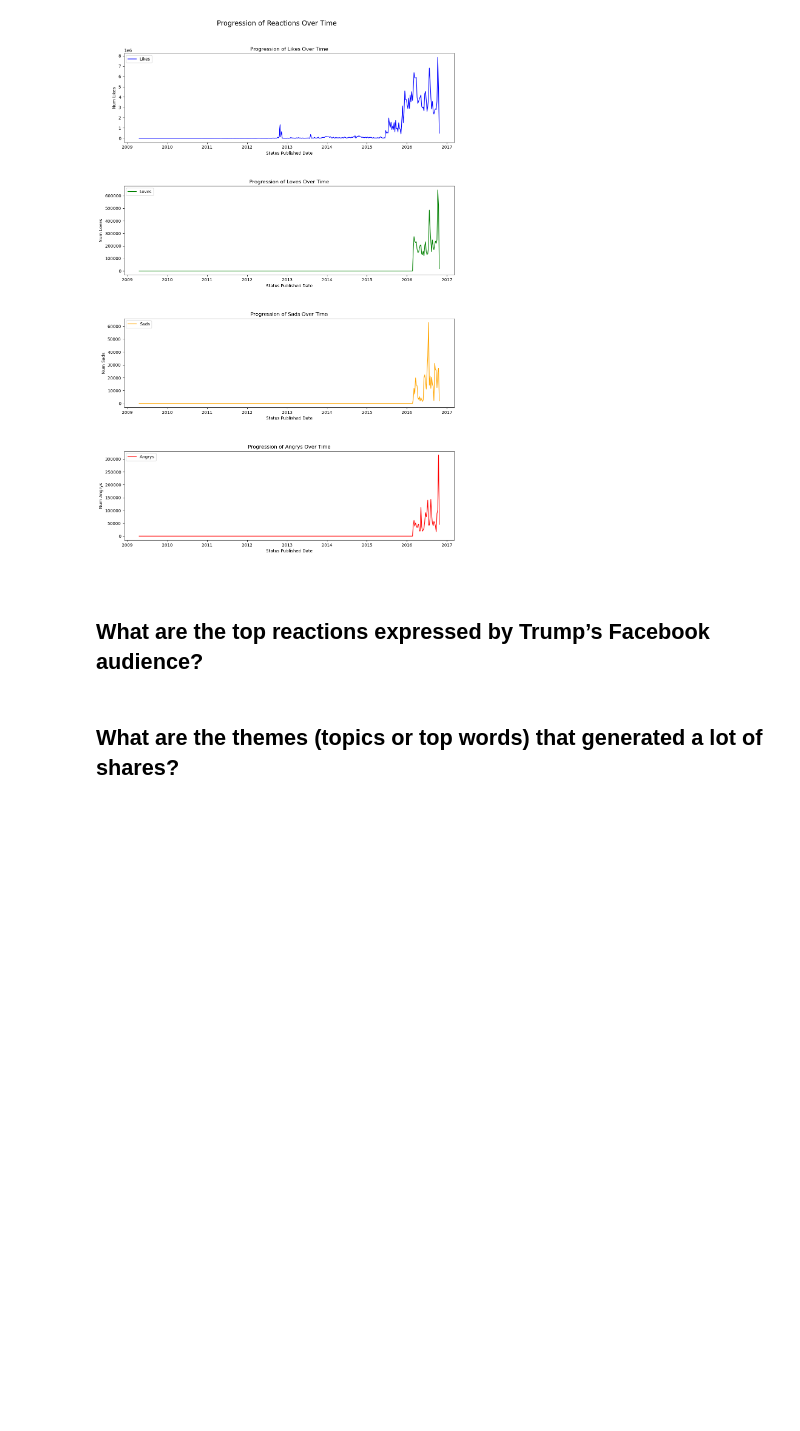
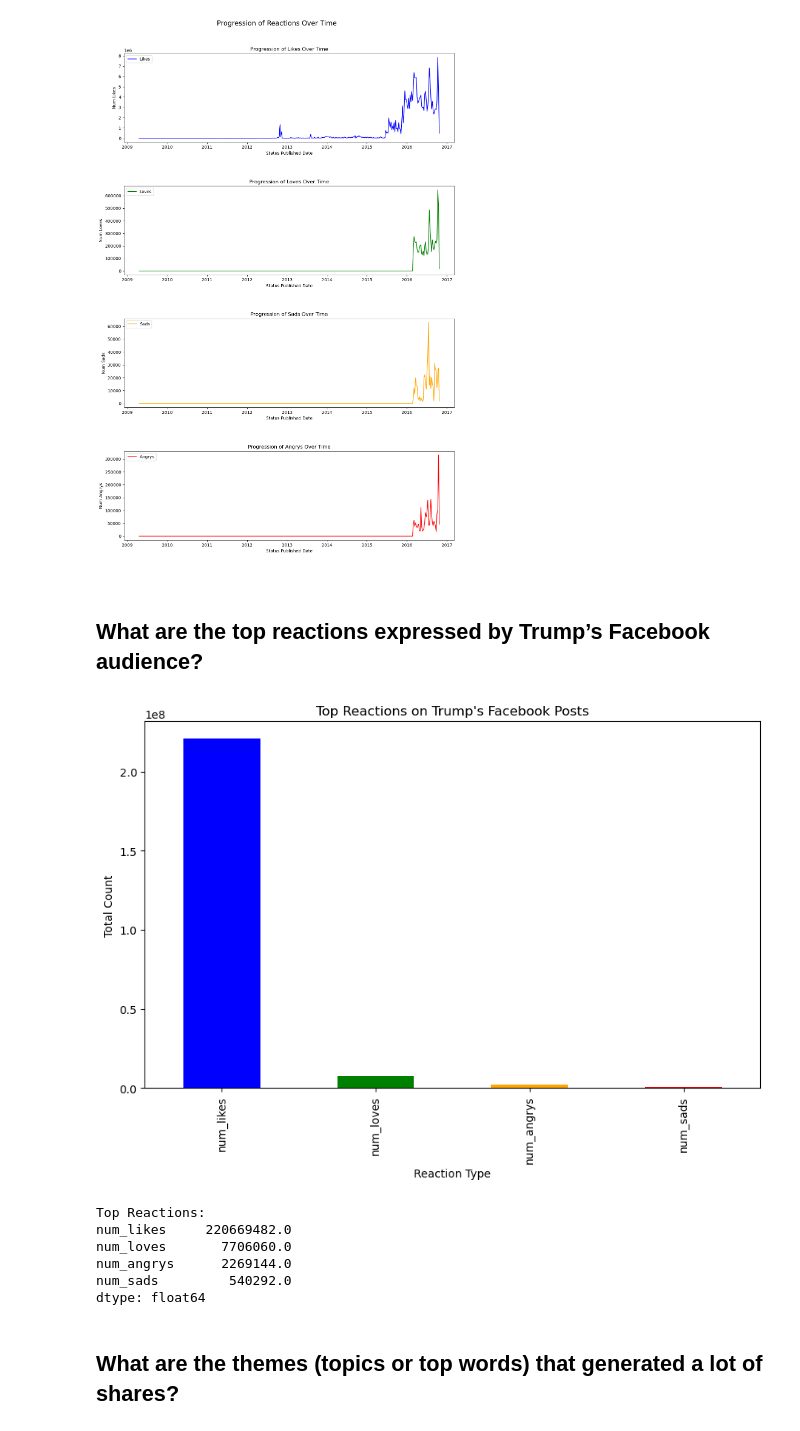
Before and after one commit to AnnaJazayeri/Facebook_data_analysis_Trump, a Jupyter notebook: Exploratory Analysis on Facebook data.ipynb, the cells around one changed output. Saved outputs shown, nothing was run; the diff lists cells and outputs as text; code cells hidden in the pictures; blank space fills up the shorter version.

```diff
--- a/Exploratory Analysis on Facebook data.ipynb
+++ b/Exploratory Analysis on Facebook data.ipynb
@@ -135,5 +134,31 @@ plt.show()
 [figure]
 # %% [markdown]
 ## What are the top reactions expressed by Trump’s Facebook audience?
+# %%
+# Sum the counts for each reaction type
+total_reactions = data[['num_likes', 'num_loves', 'num_sads', 'num_angrys']].sum()
+
+# Sort reactions in descending order
+top_reactions = total_reactions.sort_values(ascending=False)
+
+# Plot the top reactions
+plt.figure(figsize=(10, 6))
+top_reactions.plot(kind='bar', color=['blue', 'green', 'orange', 'red'])
+plt.title('Top Reactions on Trump\'s Facebook Posts')
+plt.xlabel('Reaction Type')
+plt.ylabel('Total Count')
+plt.show()
+
+# Display the top reactions and their counts
+print("Top Reactions:")
+print(top_reactions)
+# %% [output]
+[figure, added]
+Top Reactions:
+num_likes     220669482.0
+num_loves       7706060.0
+num_angrys      2269144.0
+num_sads         540292.0
+dtype: float64
 # %% [markdown]
 ## What are the themes (topics or top words) that generated a lot of shares?
```
Also changed, not shown: parts of 2 cells of this notebook.
